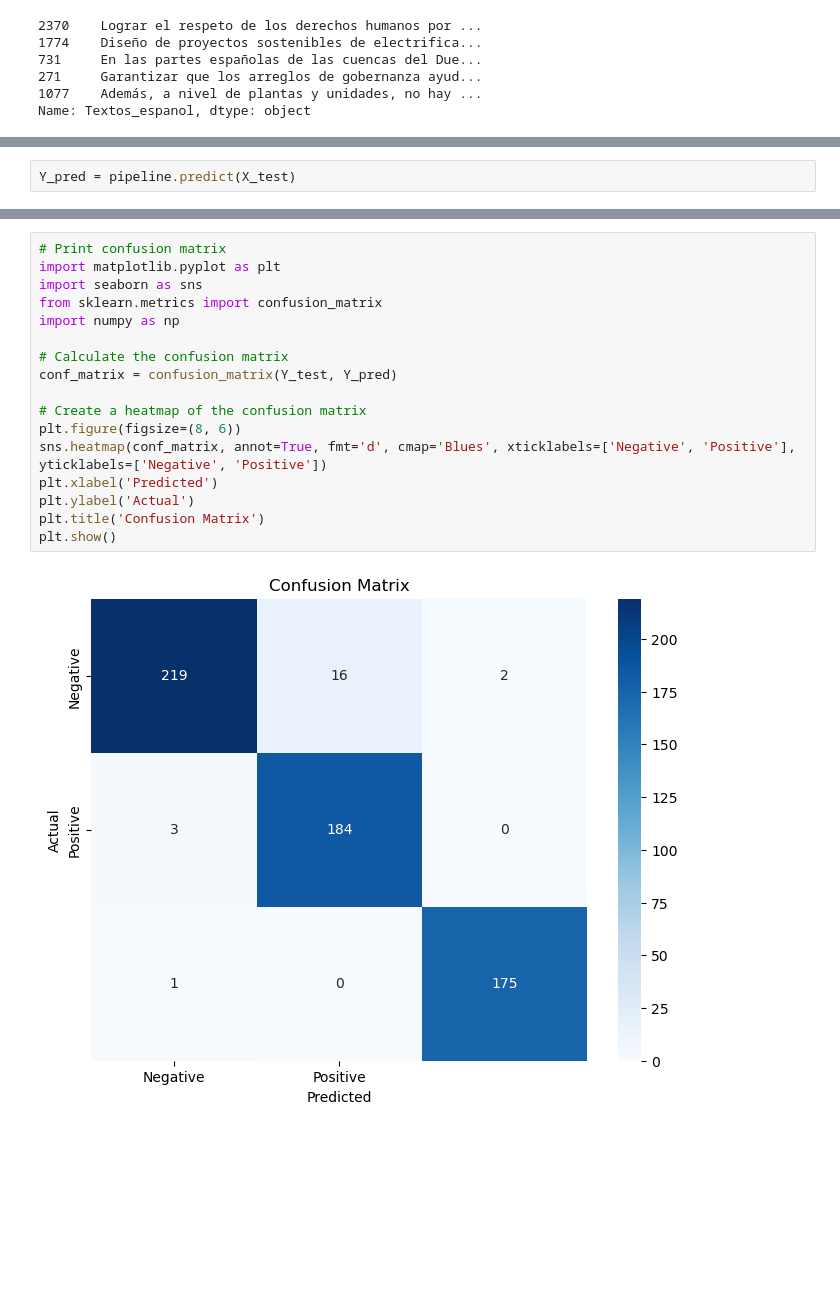
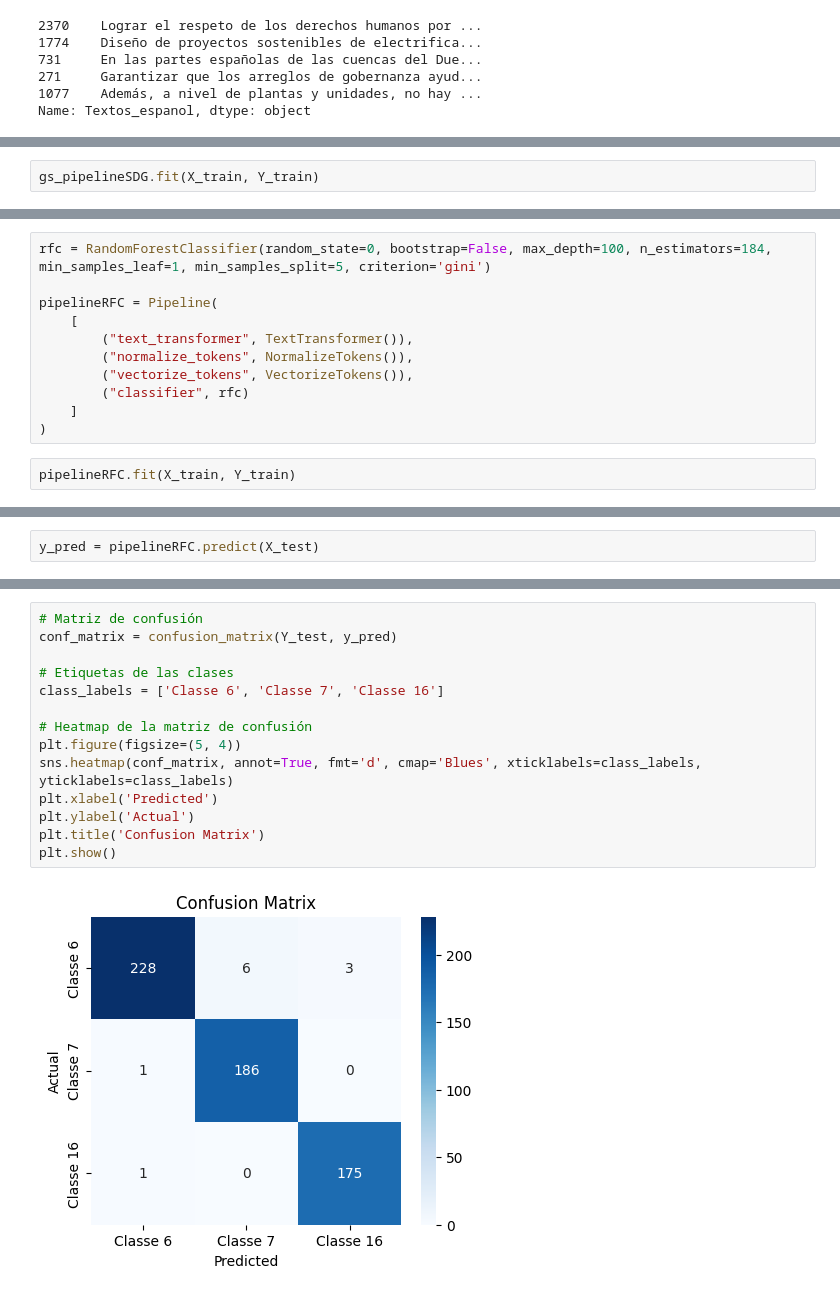
Before and after one commit to ernestocpc/Proyecto1-BI, a Jupyter notebook: proyecto1etapa1.ipynb, the cells around one changed output, grey strips where cells are left out. Cells and saved outputs as stored; diff of their text form; blank space fills up the shorter version.

```diff
--- a/proyecto1etapa1.ipynb
+++ b/proyecto1etapa1.ipynb
@@ -217,0 +311,2 @@ Pipeline(steps=[('text_transformer', TextTransformer()),
+# %%
+gs_pipelineSDG.fit(X_train, Y_train)
@@ -217,0 +361,13 @@ Pipeline(steps=[('text_transformer', TextTransformer()),
+# %%
+rfc = RandomForestClassifier(random_state=0, bootstrap=False, max_depth=100, n_estimators=184, min_samples_leaf=1, min_samples_split=5, criterion='gini')
+
+pipelineRFC = Pipeline(
+    [
+        ("text_transformer", TextTransformer()),
+        ("normalize_tokens", NormalizeTokens()),
+        ("vectorize_tokens", VectorizeTokens()),
+        ("classifier", rfc)
+    ]
+)
+# %%
+pipelineRFC.fit(X_train, Y_train)
@@ -218,2 +382,2 @@ Pipeline(steps=[('text_transformer', TextTransformer()),
 # %%
-Y_pred = pipeline.predict(X_test)
+y_pred = pipelineRFC.predict(X_test)
@@ -256,19 +391,16 @@ Percentage of correct guesses: 96.33%
 # %%
-# Print confusion matrix
-import matplotlib.pyplot as plt
-import seaborn as sns
-from sklearn.metrics import confusion_matrix
-import numpy as np
+# Matriz de confusión
+conf_matrix = confusion_matrix(Y_test, y_pred)
 
-# Calculate the confusion matrix
-conf_matrix = confusion_matrix(Y_test, Y_pred)
+# Etiquetas de las clases
+class_labels = ['Classe 6', 'Classe 7', 'Classe 16']
 
-# Create a heatmap of the confusion matrix
-plt.figure(figsize=(8, 6))
-sns.heatmap(conf_matrix, annot=True, fmt='d', cmap='Blues', xticklabels=['Negative', 'Positive'], yticklabels=['Negative', 'Positive'])
+# Heatmap de la matriz de confusión
+plt.figure(figsize=(5, 4))
+sns.heatmap(conf_matrix, annot=True, fmt='d', cmap='Blues', xticklabels=class_labels, yticklabels=class_labels)
 plt.xlabel('Predicted')
 plt.ylabel('Actual')
 plt.title('Confusion Matrix')
 plt.show()
 # %% [output]
-[figure, old version]
+[figure, new version]
```
Also changed, not shown: parts of 66 cells of this notebook, 4 other files.
